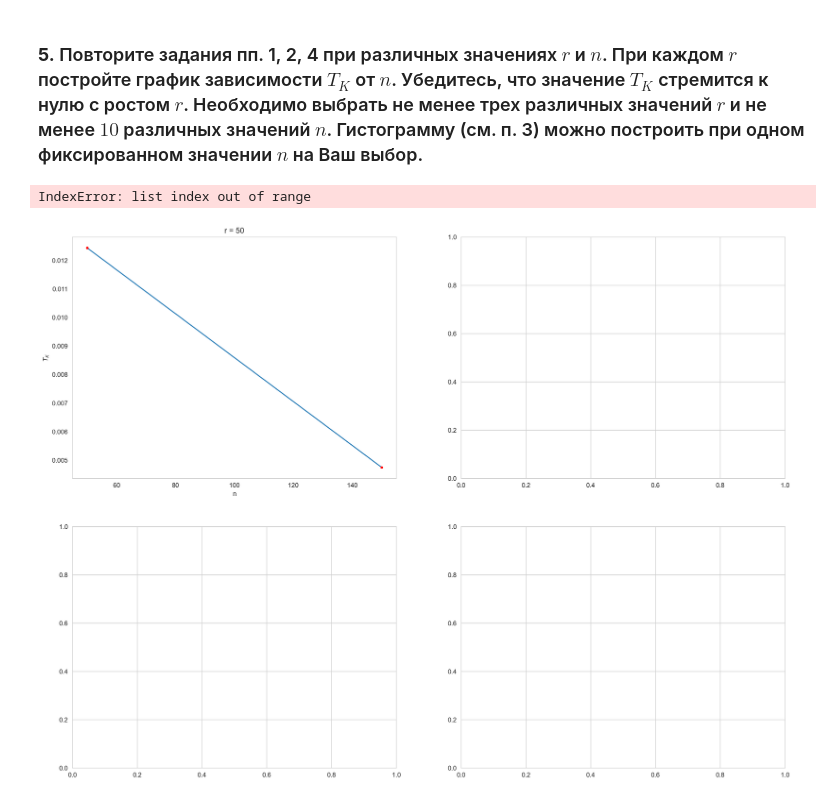
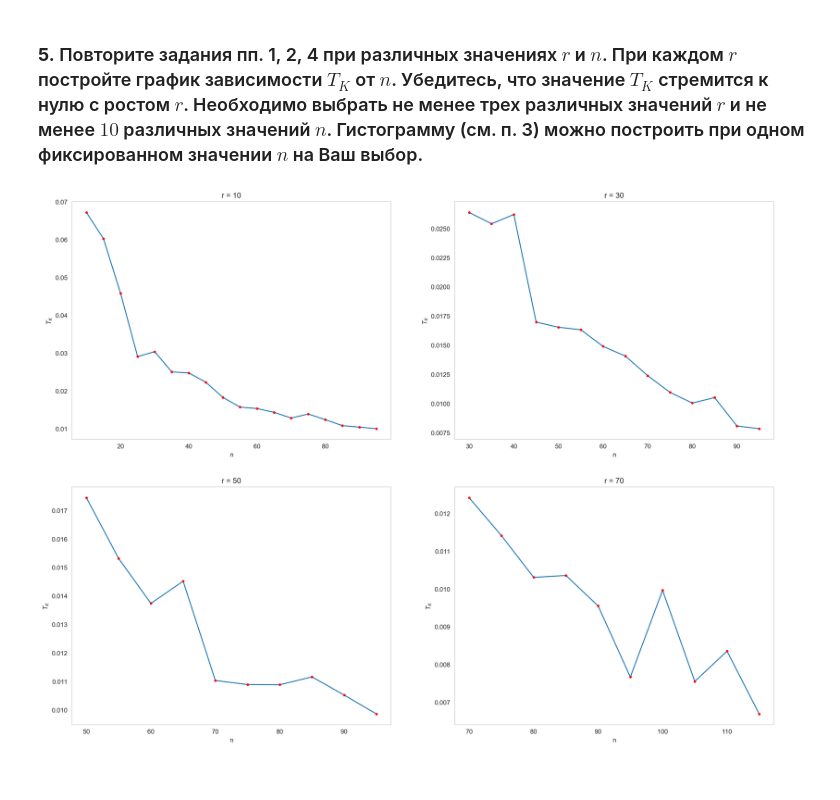
Before and after one commit to sudakovcom/Statistics, a Jupyter notebook: Task 3.ipynb, the cells around one changed output. Drawn from its saved outputs; the diff is of its cells as text; code cells hidden in the pictures.

```diff
--- a/Task 3.ipynb
+++ b/Task 3.ipynb
@@ -262,7 +262,7 @@ def T_k(n, r):
 # %%
 def T_K_list(r, N):
     T_K = []
-    num_of_mesures = 1
+    num_of_mesures = 10
     for n in N:
         T = 0
         for i in range(num_of_mesures):
@@ -391,7 +400,7 @@ def T_K(r, n):
 # %%
 def T_K_list(r, N):
     T_k = []
-    num_of_mesures = 1
+    num_of_mesures = 10
     for n in N:
         T = 0
         for i in range(num_of_mesures):
@@ -399,37 +408,43 @@ def T_K_list(r, N):
         T_k.append(T / num_of_mesures)
     return T_k
 # %%
-N = np.arange(50, 200, 100)
 fig, axes = plt.subplots(2, 2, figsize=(20, 15))
 
-list = T_K_list(40, N)
+N = np.arange(10, 100, 5)
+list = T_K_list(10, N)
 axes[0, 0].plot(N, list)
 axes[0, 0].plot(N, list, '.', color="red")
-axes[0, 0].set_title("r = 50")
+axes[0, 0].set_title("r = 10")
 axes[0, 0].set_xlabel("n")
 axes[0, 0].set_ylabel('$T_K$')
 axes[0, 0].grid()
-
-axes[0, 1].plot(N, T_K_list(100, N))
-axes[0, 1].plot(N, T_K_list(100, N), '.', color="red")
-axes[0, 1].set_title("r = 100")
+N = np.arange(30, 100, 5)
+list = T_K_list(30, N)
+axes[0, 1].plot(N, list)
+axes[0, 1].plot(N, list, '.', color="red")
+axes[0, 1].set_title("r = 30")
 axes[0, 1].set_xlabel("n")
 axes[0, 1].set_ylabel('$T_K$')
 axes[0, 1].grid()
 
-axes[1, 0].plot(N, T_K_list(150, N))
-axes[1, 0].plot(N, T_K_list(150, N), '.', color="red")
-axes[1, 0].set_title("r = 150")
+
+N = np.arange(50, 100, 5)
+list = T_K_list(50, N)
+axes[1, 0].plot(N, list)
+axes[1, 0].plot(N, list, '.', color="red")
+axes[1, 0].set_title("r = 50")
 axes[1, 0].set_xlabel("n")
 axes[1, 0].set_ylabel('$T_K$')
 axes[1, 0].grid()
 
-axes[1, 1].plot(N, T_K_list(200, N))
-axes[1, 1].plot(N, T_K_list(200, N), '.', color="red")
-axes[1, 1].set_title("r = 200")
+
+N = np.arange(70, 120, 5)
+list = T_K_list(70, N)
+axes[1, 1].plot(N, list)
+axes[1, 1].plot(N, list, '.', color="red")
+axes[1, 1].set_title("r = 70")
 axes[1, 1].set_xlabel("n")
 axes[1, 1].set_ylabel('$T_K$')
 axes[1, 1].grid()
 # %% [output]
-IndexError: list index out of range
-[figure, old version]
+[figure, new version]
```
Also changed, not shown: parts of 1 cell of this notebook.
